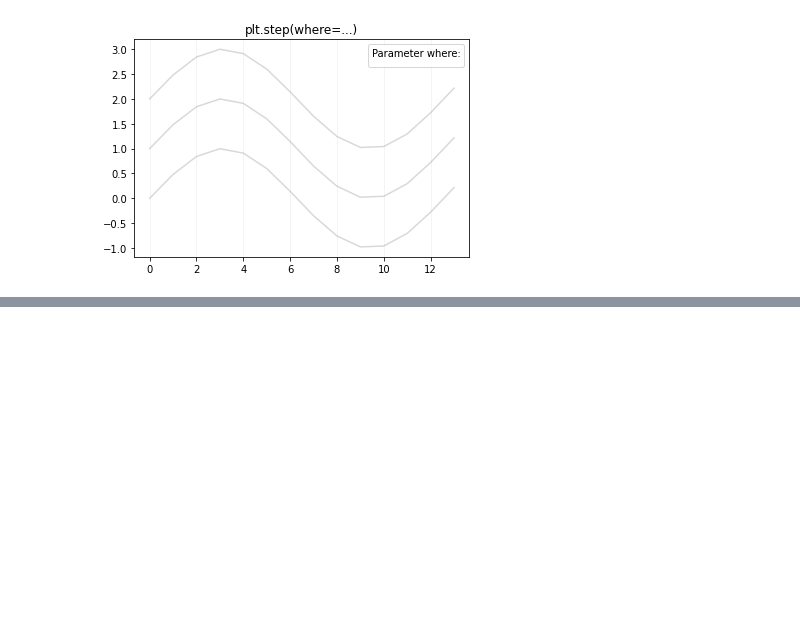
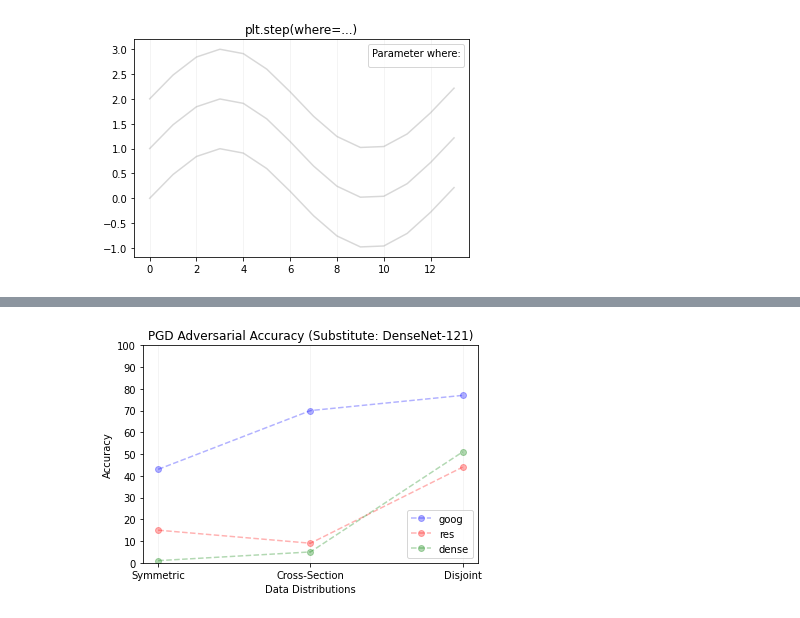
Before and after one commit to Ray-Escobar/substitute_attack, a Jupyter notebook: test.ipynb, the cells around one changed output, grey strips where cells are left out. Saved outputs shown, nothing was run; the diff lists cells and outputs as text; code cells hidden in the pictures; blank space fills up the shorter version.

```diff
--- a/test.ipynb
+++ b/test.ipynb
@@ -139,0 +83,10 @@ plt.show()
+# %%
+title = 'PGD Adversarial Accuracy (Substitute: DenseNet-121)'
+
+y_goog  = np.array([43, 70, 77])
+y_res   = np.array([15, 9, 44])
+y_dense = np.array([1, 5, 51])
+
+create_attack_table(title, y_goog, y_res, y_dense)
+# %% [output]
+[figure, added]
```
Also changed, not shown: parts of 7 cells of this notebook.
